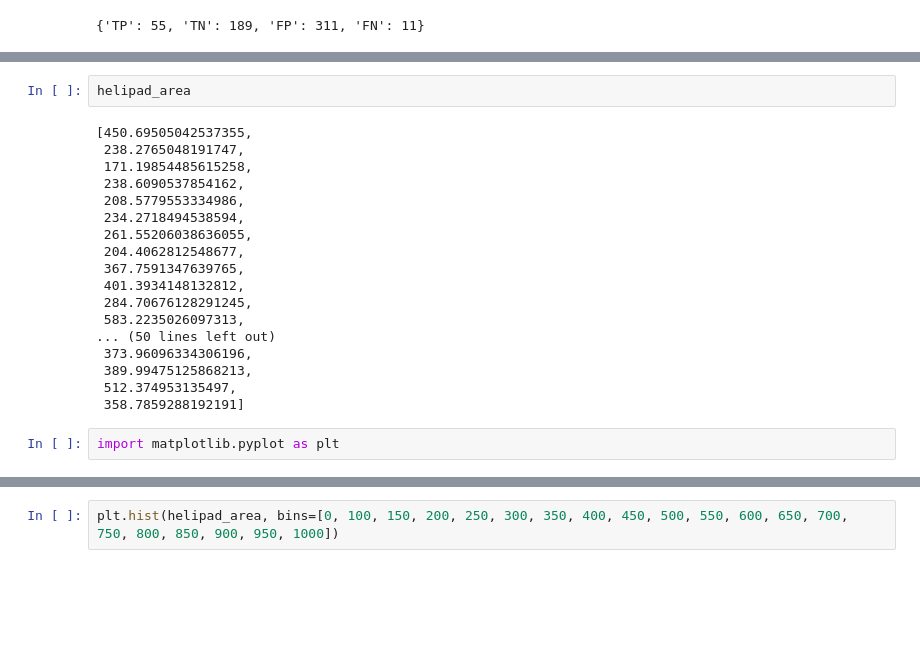
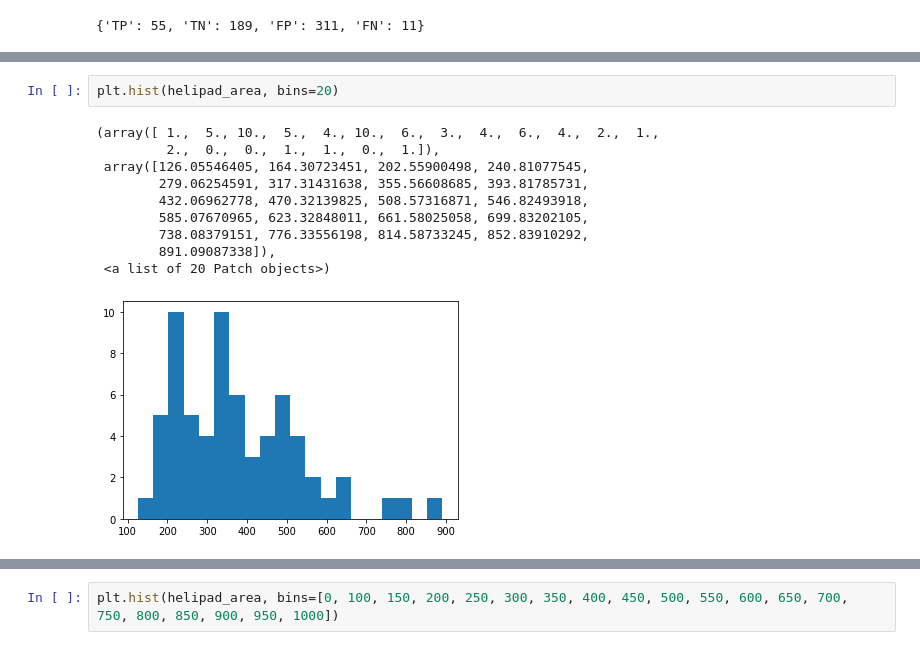
Before and after one commit to jonasbtn/helipad_detection, a Jupyter notebook: src/bb_analysis/bb_area_analysis.ipynb, the cells around one changed output, grey strips where cells are left out. Cells and saved outputs as stored; diff of their text form; blank space fills up the shorter version.

```diff
--- a/src/bb_analysis/bb_area_analysis.ipynb
+++ b/src/bb_analysis/bb_area_analysis.ipynb
@@ -205,22 +223,13 @@ fp_scores
-# %%
-helipad_area
-# %% [output]
-[450.69505042537355,
- 238.2765048191747,
- 171.19854485615258,
- 238.6090537854162,
- 208.5779553334986,
- 234.2718494538594,
- 261.55206038636055,
- 204.4062812548677,
- 367.7591347639765,
- 401.3934148132812,
- 284.70676128291245,
- 583.2235026097313,
-... (50 lines left out)
- 373.96096334306196,
- 389.99475125868213,
- 512.374953135497,
- 358.7859288192191]
-# %%
-import matplotlib.pyplot as plt
+# %%
+plt.hist(helipad_area, bins=20)
+# %% [output]
+(array([ 1.,  5., 10.,  5.,  4., 10.,  6.,  3.,  4.,  6.,  4.,  2.,  1.,
+         2.,  0.,  0.,  1.,  1.,  0.,  1.]),
+ array([126.05546405, 164.30723451, 202.55900498, 240.81077545,
+        279.06254591, 317.31431638, 355.56608685, 393.81785731,
+        432.06962778, 470.32139825, 508.57316871, 546.82493918,
+        585.07670965, 623.32848011, 661.58025058, 699.83202105,
+        738.08379151, 776.33556198, 814.58733245, 852.83910292,
+        891.09087338]),
+ <a list of 20 Patch objects>)
+[figure, added]
```
Also changed, not shown: parts of 11 cells of this notebook, 12 other files.
